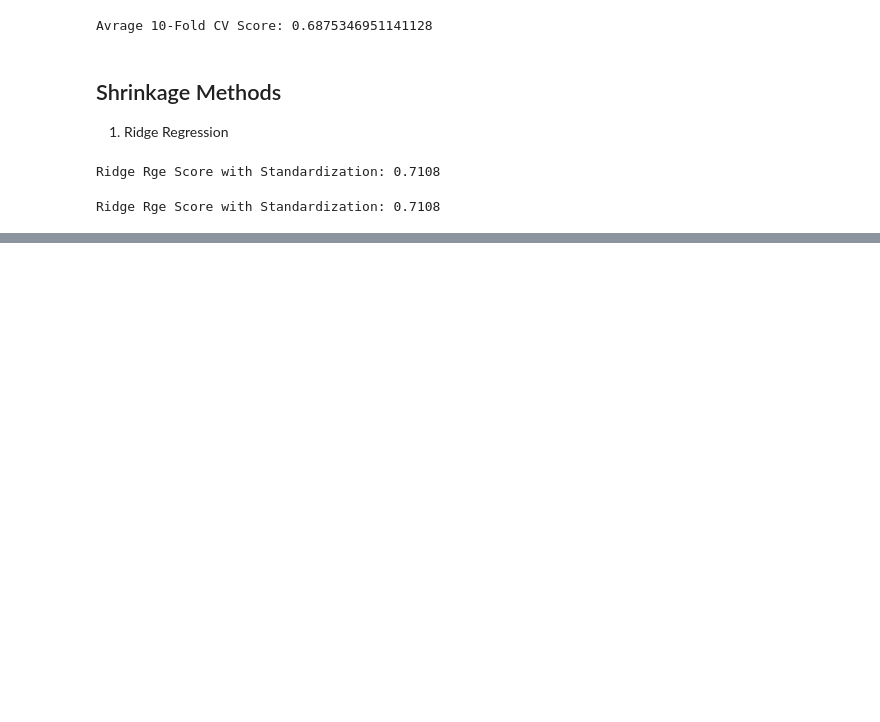
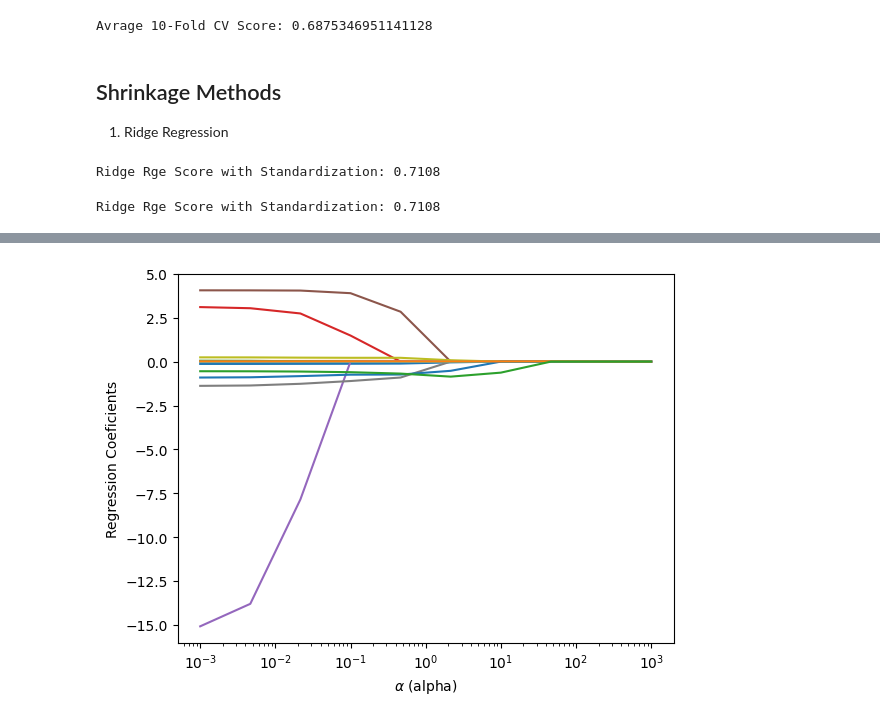
Before and after one commit to Thaer-F-Ali/regression_types_data_enginering, a Jupyter notebook: numerical_data_stats.ipynb, the cells around one changed output, grey strips where cells are left out. Saved outputs shown, nothing was run; the diff lists cells and outputs as text; code cells hidden in the pictures; blank space fills up the shorter version.

```diff
--- a/numerical_data_stats.ipynb
+++ b/numerical_data_stats.ipynb
@@ -250,0 +267,19 @@ Ridge Rge Score with Standardization: 0.7108
+# %%
+alphas = np.logspace(-3,3, 10)
+lasso = Lasso(max_iter= 10000, alpha=0.1) # Removed normalize=True
+lasso.fit(X_train_scaled, y_train)
+coefs = list()
+for alpha in alphas:
+  lasso.set_params(alpha= alpha)
+  lasso.fit(X_train, y_train) # Using X_train_scaled
+  coefs.append(lasso.coef_)
+
+ax = plt.gca()
+ax.plot(alphas, coefs)
+ax.set_xscale('log')
+ax.set_xlim(ax.get_xlim())
+plt.xlabel(r'$\alpha$ (alpha)') # Changed to a raw string
+plt.ylabel('Regression Coeficients')
+plt.show()
+# %% [output]
+[figure, added]
```
Also changed, not shown: parts of 9 cells of this notebook.
